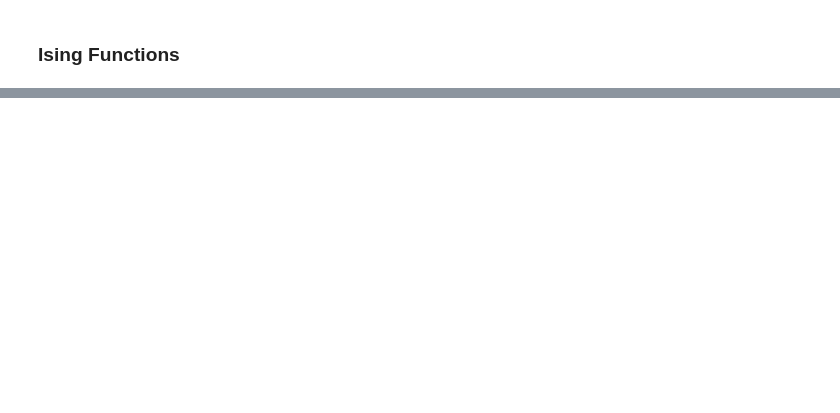
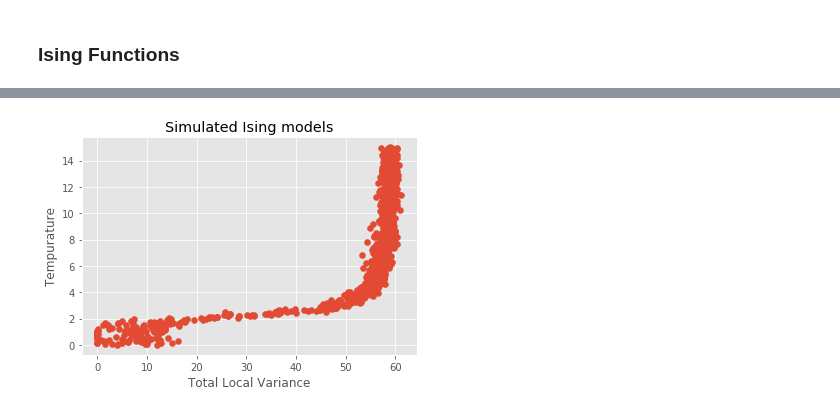
Before and after one commit to zmiller22/AM216, a Jupyter notebook: HW2/P2_Ising_2.ipynb, the cells around one changed output, grey strips where cells are left out. Cells and saved outputs as stored; diff of their text form; code cells hidden in the pictures; blank space fills up the shorter version.

```diff
--- a/HW2/P2_Ising_2.ipynb
+++ b/HW2/P2_Ising_2.ipynb
@@ -531,0 +720,8 @@ plt.show()
+# %%
+plt.scatter(sim_data_tot_lv, sim_data_temp)
+plt.title("Simulated Ising models")
+plt.ylabel("Tempurature")
+plt.xlabel("Total Local Variance")
+plt.show()
+# %% [output]
+[figure, added]
```
Also changed, not shown: parts of 26 cells of this notebook.
